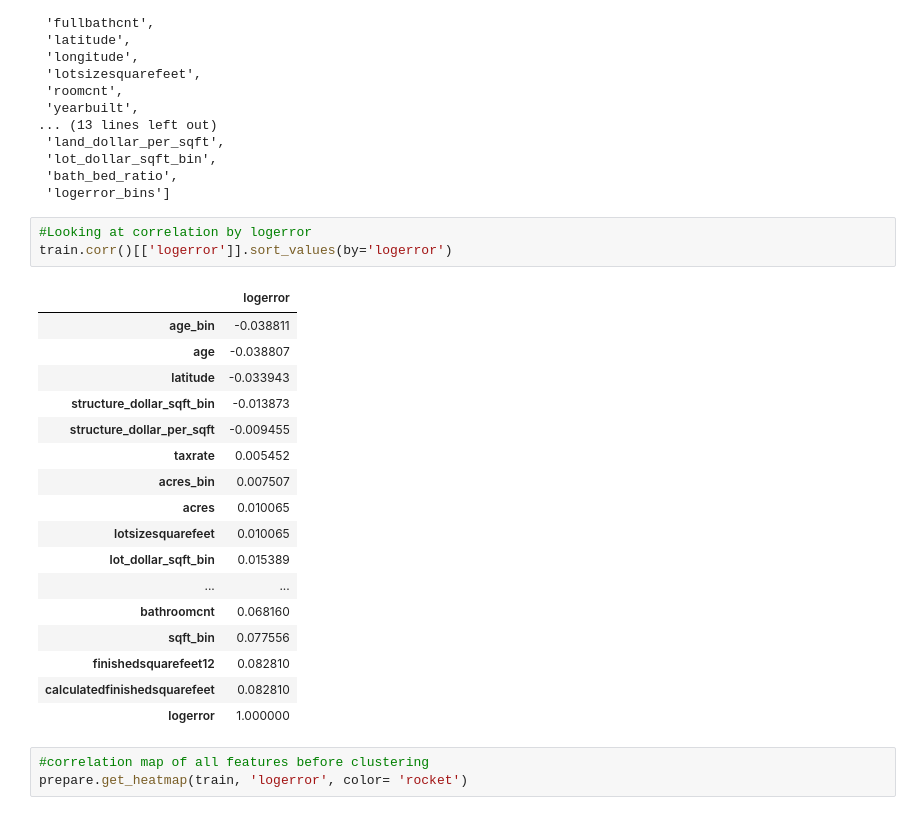
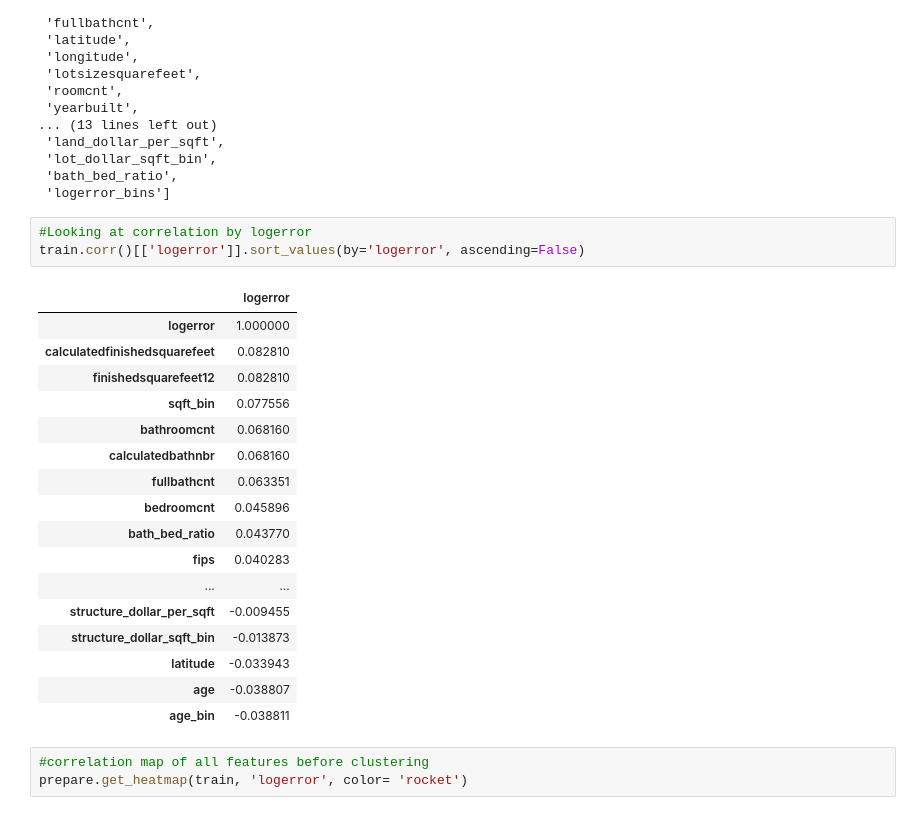
Before and after one commit to LinhQuach13/zillow_clustering_project, a Jupyter notebook: zillow_workbook.ipynb, the cells around one changed output. Saved outputs shown, nothing was run; the diff lists cells and outputs as text.

```diff
--- a/zillow_workbook.ipynb
+++ b/zillow_workbook.ipynb
@@ -597,25 +597,25 @@ train.columns.tolist()
  'logerror_bins']
 # %%
 #Looking at correlation by logerror
-train.corr()[['logerror']].sort_values(by='logerror')
+train.corr()[['logerror']].sort_values(by='logerror', ascending=False)
 # %% [output]
 |  | logerror |
+| logerror | 1.000000 |
+| calculatedfinishedsquarefeet | 0.082810 |
+| finishedsquarefeet12 | 0.082810 |
+| sqft_bin | 0.077556 |
+| bathroomcnt | 0.068160 |
+| calculatedbathnbr | 0.068160 |
+| fullbathcnt | 0.063351 |
+| bedroomcnt | 0.045896 |
+| bath_bed_ratio | 0.043770 |
+| fips | 0.040283 |
+| ... | ... |
+| structure_dollar_per_sqft | -0.009455 |
+| structure_dollar_sqft_bin | -0.013873 |
+| latitude | -0.033943 |
+| age | -0.038807 |
 | age_bin | -0.038811 |
-| age | -0.038807 |
-| latitude | -0.033943 |
-| structure_dollar_sqft_bin | -0.013873 |
-| structure_dollar_per_sqft | -0.009455 |
-| taxrate | 0.005452 |
-| acres_bin | 0.007507 |
-| acres | 0.010065 |
-| lotsizesquarefeet | 0.010065 |
-| lot_dollar_sqft_bin | 0.015389 |
-| ... | ... |
-| bathroomcnt | 0.068160 |
-| sqft_bin | 0.077556 |
-| finishedsquarefeet12 | 0.082810 |
-| calculatedfinishedsquarefeet | 0.082810 |
-| logerror | 1.000000 |
 # %%
 #correlation map of all features before clustering
 prepare.get_heatmap(train, 'logerror', color= 'rocket')
```
Also changed, not shown: parts of 2 cells of this notebook.
